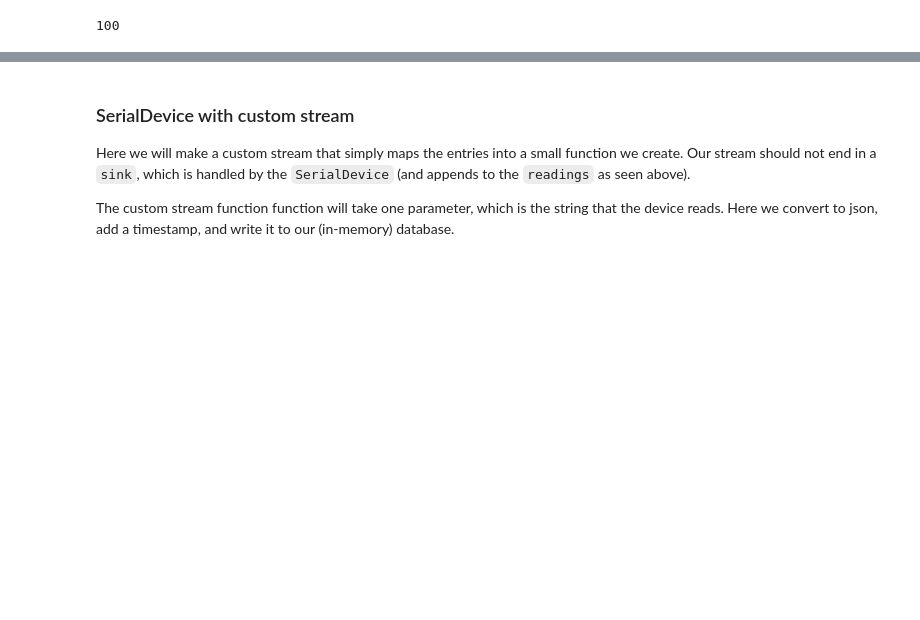
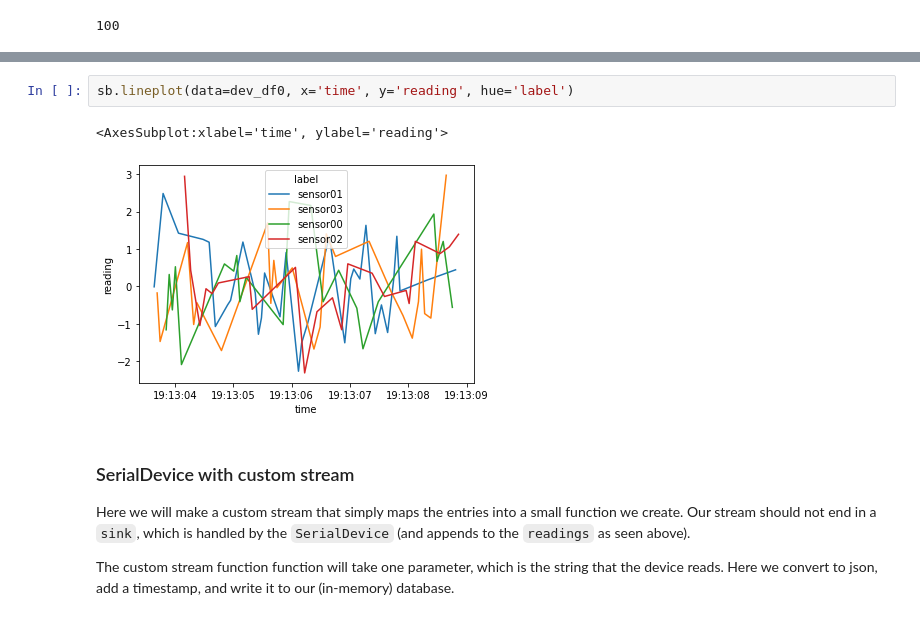
Before and after one commit to panoptes/panoptes-utils, a Jupyter notebook: examples/SerialDeviceDemo.ipynb, the cells around one changed output, grey strips where cells are left out. Drawn from its saved outputs; the diff is of its cells as text; blank space fills up the shorter version.

Commit message:
Updating example notebook to have inline plots. Adding example install to setup adn environment file.

```diff
--- a/examples/SerialDeviceDemo.ipynb
+++ b/examples/SerialDeviceDemo.ipynb
@@ -75,3 +69,8 @@ dev_df0.hvplot(by='label')
+# %%
+sb.lineplot(data=dev_df0, x='time', y='reading', hue='label')
+# %% [output]
+<AxesSubplot:xlabel='time', ylabel='reading'>
+[figure, added]
 # %% [markdown]
 ### SerialDevice with custom stream
 
```
Also changed, not shown: parts of 12 cells of this notebook, 2 other files.
